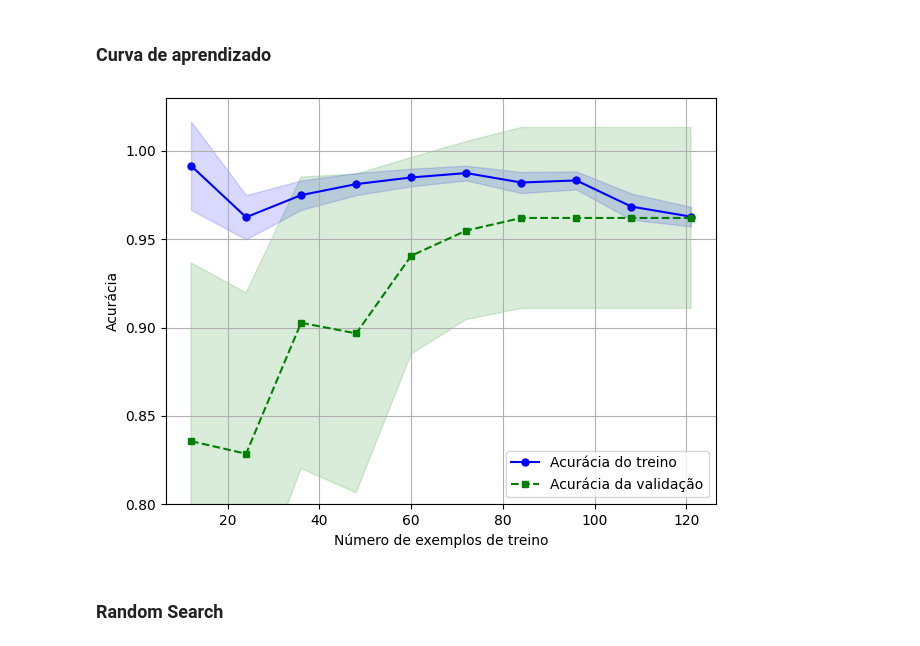
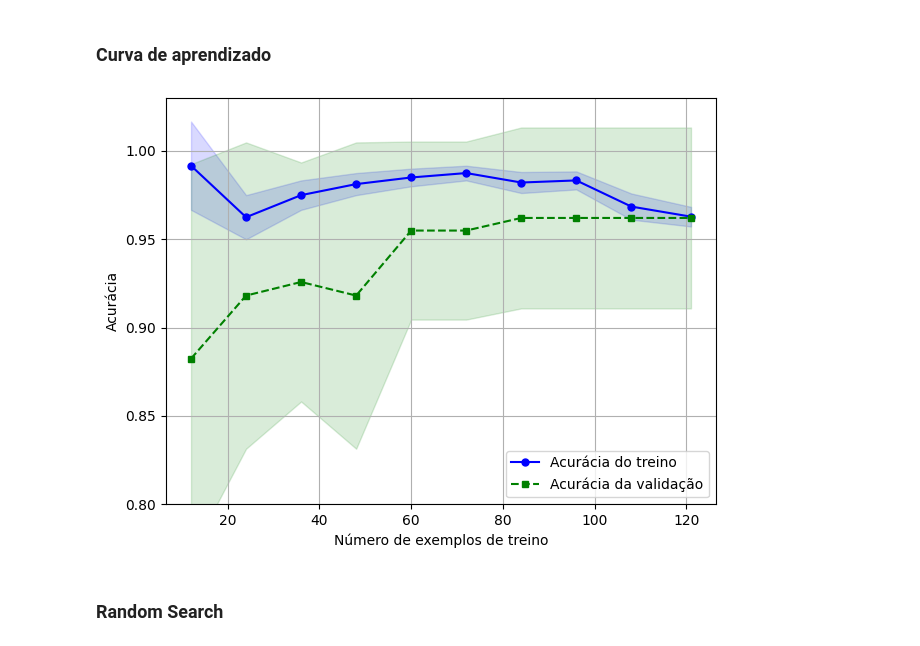
Before and after one commit to bbastos1310/projeto_mod5, a Jupyter notebook: projeto_modulo5.ipynb, the cells around one changed output. Cells and saved outputs as stored; diff of their text form; code cells hidden in the pictures.

```diff
--- a/projeto_modulo5.ipynb
+++ b/projeto_modulo5.ipynb
@@ -550,0 +782,13 @@ plt.show()
+# %%
+pre_processing_RF = ColumnTransformer([
+    ('transf_obj', pipe_obj, list_col_objx)
+])
+# %%
+pipe_forest = Pipeline([
+    ('pre_proc_RF', pre_processing_RF),
+    ('Forest', RandomForestClassifier(criterion = 'gini',
+                                     random_state = 42,
+                                     n_estimators = 10,
+                                     n_jobs = 2))
+      ])
+pipe_forest
@@ -552,46 +874,46 @@ plt.show()
 ### Curva de aprendizado
 # %%
 train_sizes, train_scores, test_scores =\
-                learning_curve(estimator=pipe_tree,
+                learning_curve(estimator=pipe_forest,
                                X=X_train,
                                y=y_train,
                                train_sizes=np.linspace(0.1, 1.0, 10),
                                cv=10,
-                               n_jobs=1)
+                               n_jobs=2)
 
 train_mean = np.mean(train_scores, axis=1)
 train_std = np.std(train_scores, axis=1)
 test_mean = np.mean(test_scores, axis=1)
 test_std = np.std(test_scores, axis=1)
 
 plt.plot(train_sizes, train_mean,
          color='blue', marker='o',
          markersize=5, label='Acurácia do treino')
 
 plt.fill_between(train_sizes,
                  train_mean + train_std,
                  train_mean - train_std,
                  alpha=0.15, color='blue')
 
 plt.plot(train_sizes, test_mean,
          color='green', linestyle='--',
          marker='s', markersize=5,
          label='Acurácia da validação')
 
 plt.fill_between(train_sizes,
                  test_mean + test_std,
                  test_mean - test_std,
                  alpha=0.15, color='green')
 
 plt.grid(visible = True)
 plt.xlabel('Número de exemplos de treino')
 plt.ylabel('Acurácia')
 plt.legend(loc='lower right')
 plt.ylim([0.8, 1.03])
 plt.tight_layout()
 plt.show()
 # %% [output]
-[figure, old version]
+[figure, new version]
 # %% [markdown]
 ### Random Search
 # %%
```
Also changed, not shown: parts of 59 cells of this notebook.
